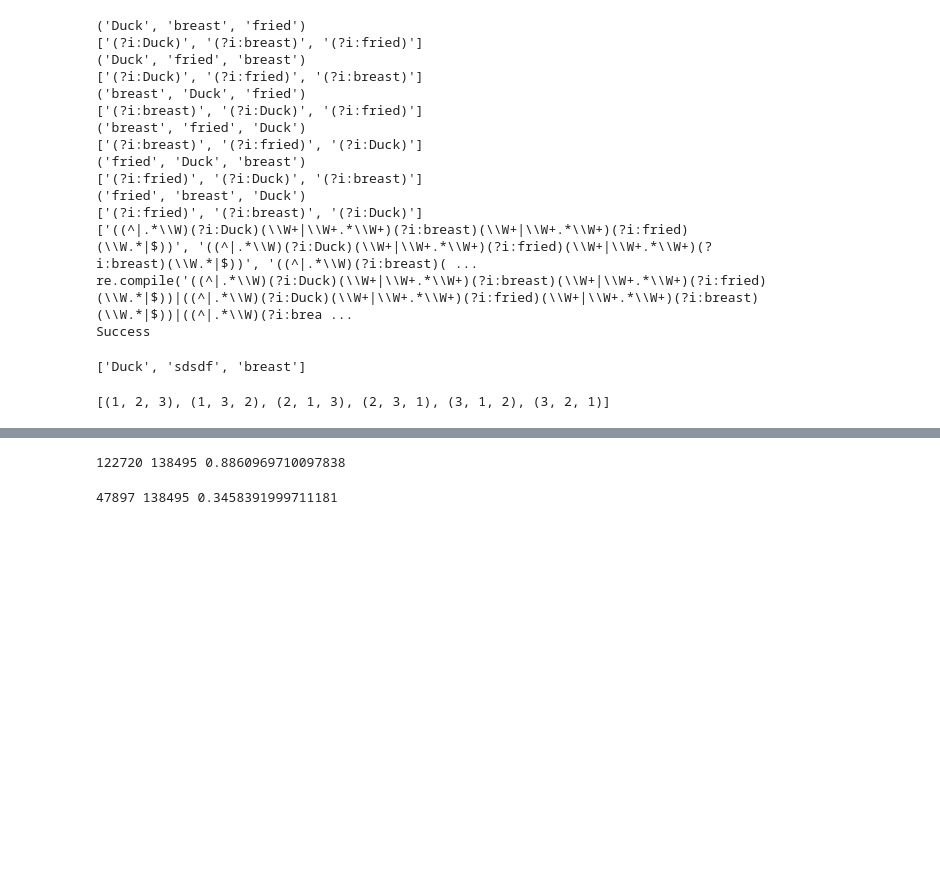
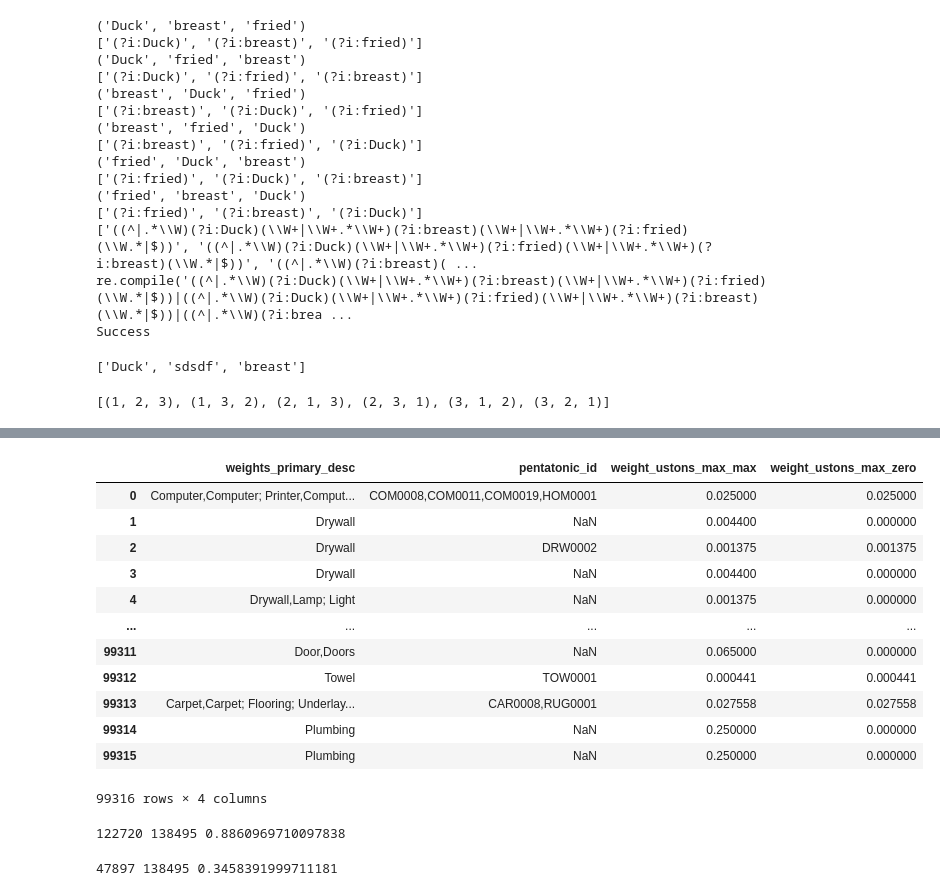
Before and after one commit to ssuchek/Travelers, a Jupyter notebook: Untitled.ipynb, the cells around one changed output, grey strips where cells are left out. Drawn from its saved outputs; the diff is of its cells as text; code cells hidden in the pictures; blank space fills up the shorter version.

```diff
--- a/Untitled.ipynb
+++ b/Untitled.ipynb
@@ -400,5 +400,15 @@ list(itertools.permutations(stuff))
 [(1, 2, 3), (1, 3, 2), (2, 1, 3), (2, 3, 1), (3, 1, 2), (3, 2, 1)]
 # %%
 import pandas as pd
-data = pd.read_csv("/Users/user/Documents/Pentatonic/Travelers/data/output/revised/single_year/claims_weight_db_matched.csv")
-data
+from config import config
+
+from utils.preprocess import Preprocessor, PreprocessTransformation
+from utils.preprocess import BASIC_PREPROCESS, CATEGORIES_WORD_PREPROCESS
+from utils.preprocess import WEIGHTS_PREPROCESS, WEIGHTS_WORD_PREPROCESS
+
+version = "v0.6.3"
+output_path = "/Users/user/Documents/Pentatonic/Travelers/data/output/revised/single_year"
+
+weights = pd.read_csv(config["data"]["weights_preprocessed_db"])
+
+data = pd.read_csv("{0}/{1}/claims_weight_db_matched_{1}.csv".format(output_path, version))
@@ -428,0 +520,20 @@ data[mask].shape[0]
+# %%
+# calc_data.loc[calc_data["pentatonic_id"].isna(), ["weights_primary_desc", "pentatonic_id"] + [col for col in calc_data.columns if "ustons" in col and "max" in col]]
+final_data = calculate_units(weights=weights, data=calc_data.copy(), methods=methods, primary_methods=[""]*len(methods))
+final_data[["weights_primary_desc", "pentatonic_id"] + [col for col in final_data.columns if "ustons" in col and "max" in col]]
+
+final_data.to_csv("{0}/{1}/claims_weight_db_matched_weights_{1}.csv".format(output_path, version), index=False)
+# %% [output]
+|  | weights_primary_desc | pentatonic_id | weight_ustons_max_max | weight_ustons_max_zero |
+| 0 | Computer,Computer; Printer,Comput... | COM0008,COM0011,COM0019,HOM0001 | 0.025000 | 0.025000 |
+| 1 | Drywall | NaN | 0.004400 | 0.000000 |
+| 2 | Drywall | DRW0002 | 0.001375 | 0.001375 |
+| 3 | Drywall | NaN | 0.004400 | 0.000000 |
+| 4 | Drywall,Lamp; Light | NaN | 0.001375 | 0.000000 |
+| ... | ... | ... | ... | ... |
+| 99311 | Door,Doors | NaN | 0.065000 | 0.000000 |
+| 99312 | Towel | TOW0001 | 0.000441 | 0.000441 |
+| 99313 | Carpet,Carpet; Flooring; Underlay... | CAR0008,RUG0001 | 0.027558 | 0.027558 |
+| 99314 | Plumbing | NaN | 0.250000 | 0.000000 |
+| 99315 | Plumbing | NaN | 0.250000 | 0.000000 |
+99316 rows × 4 columns
```
Also changed, not shown: parts of 13 cells of this notebook, 13 other files.
